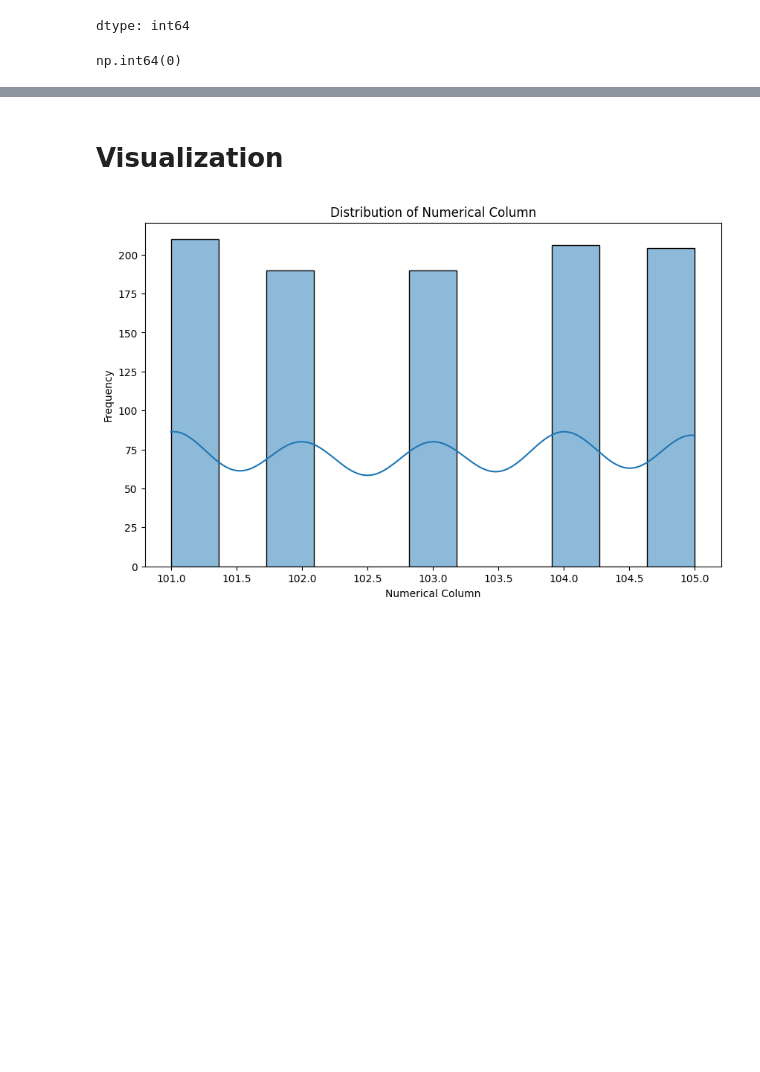
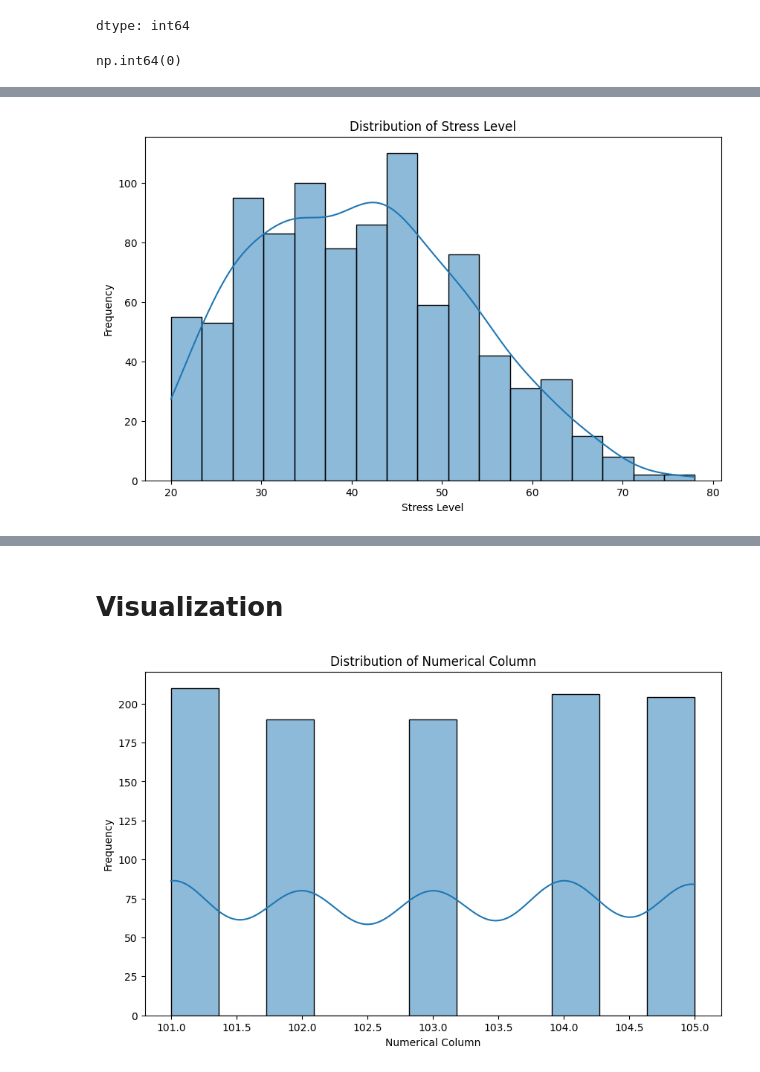
Before and after one commit to Nikhil5566/EDA-Prostate-cancer-dataset-, a Jupyter notebook: university_mental_health_iot_dataset.ipynb, the cells around one changed output, grey strips where cells are left out. Drawn from its saved outputs; the diff is of its cells as text; code cells hidden in the pictures; blank space fills up the shorter version.

```diff
--- a/university_mental_health_iot_dataset.ipynb
+++ b/university_mental_health_iot_dataset.ipynb
@@ -123,0 +232,11 @@ np.int64(0)
+# %%
+# Replace 'numerical_column' with the name of a numerical column:
+
+plt.figure(figsize=(10, 6))
+sns.histplot(data=df, x='stress_level', kde=True)
+plt.title('Distribution of Stress Level')
+plt.xlabel('Stress Level')
+plt.ylabel('Frequency')
+plt.show()
+# %% [output]
+[figure, added]
```
Also changed, not shown: parts of 14 cells of this notebook.
